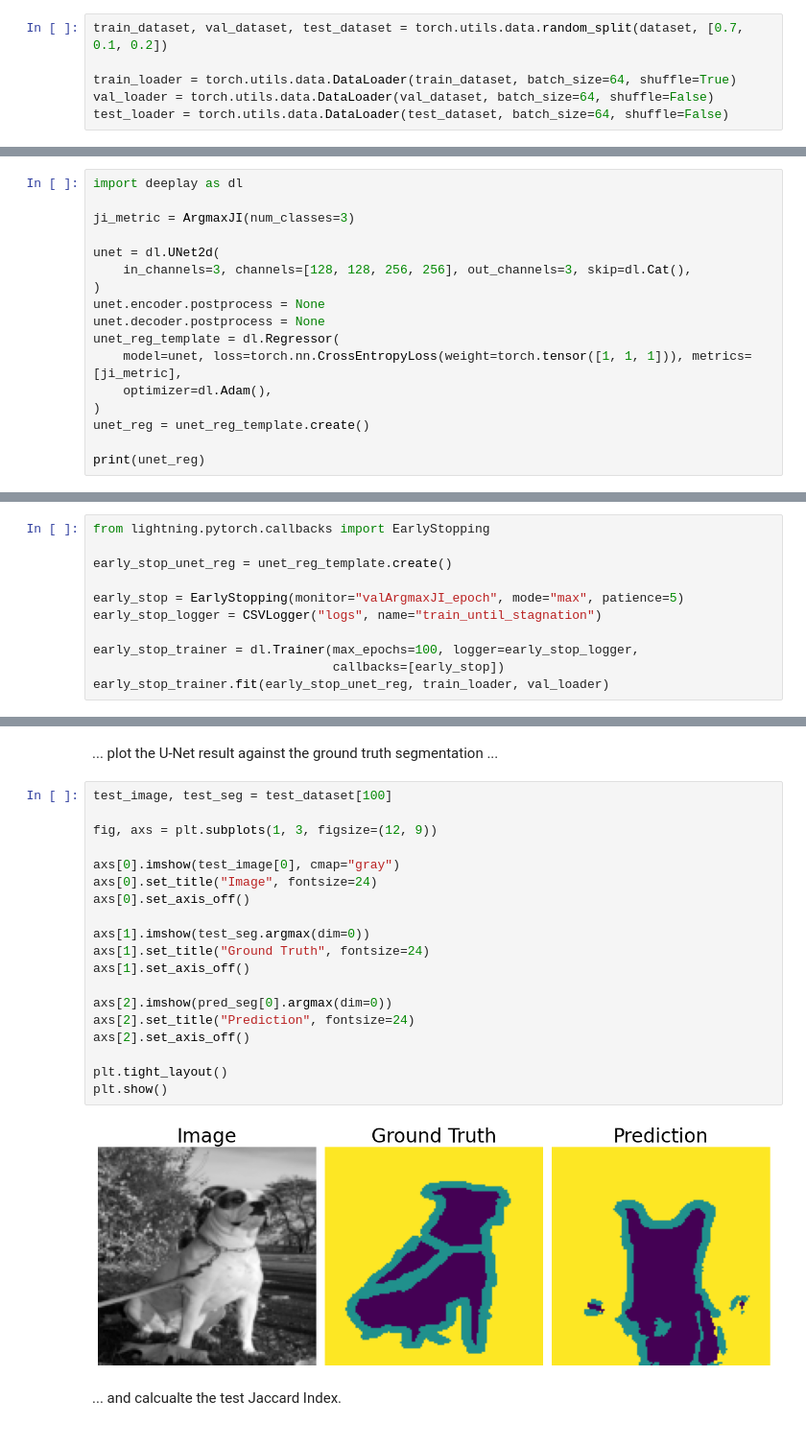
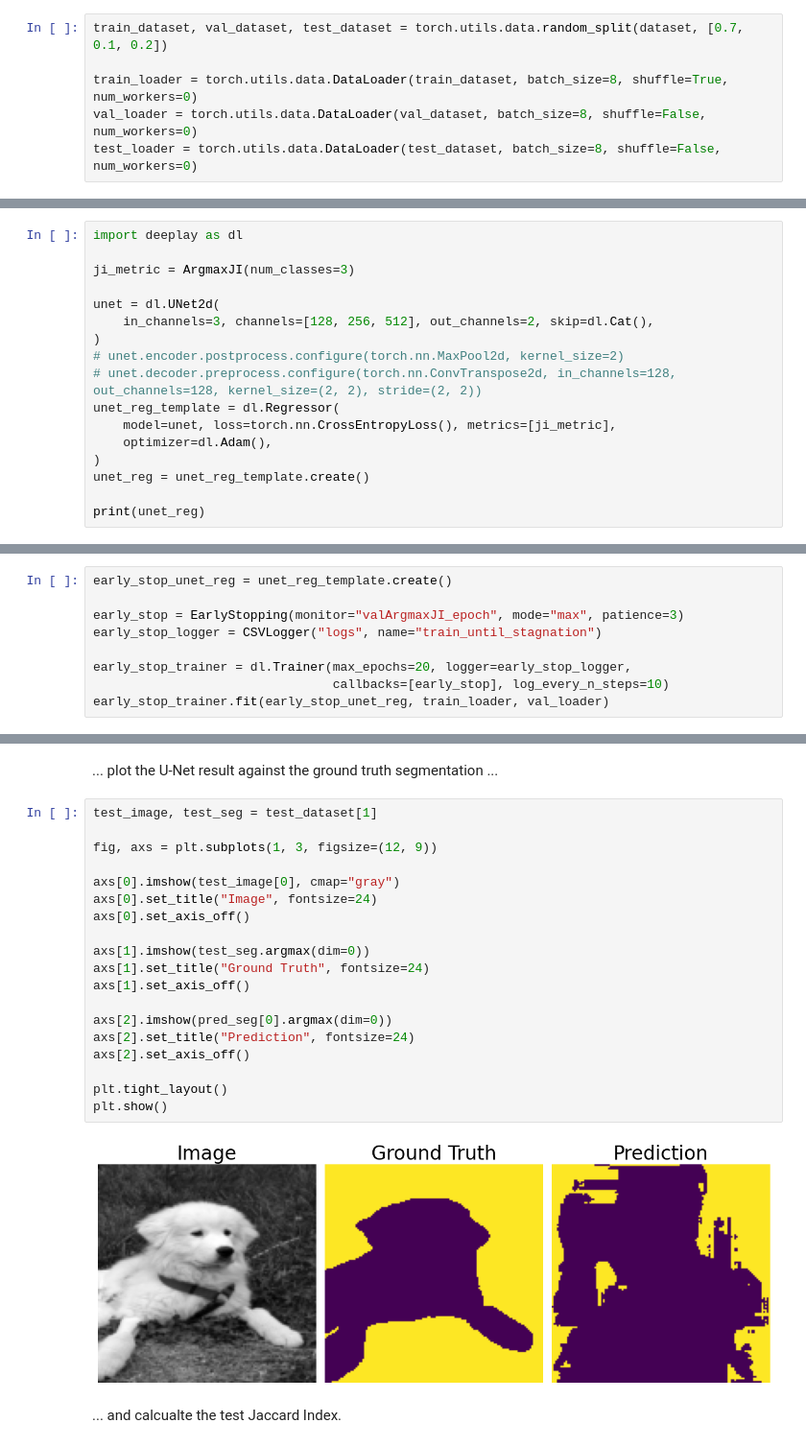
Before and after one commit to Jacob-sandstrom/TIF360_Advanced-machine-learning-with-neural-networks, a Jupyter notebook: HW3/Q4.ipynb, the cells around one changed output, grey strips where cells are left out. Shown at 96% size. Saved outputs shown, nothing was run; the diff lists cells and outputs as text.

Commit message:
tried changing to two channel output without better results

```diff
--- a/HW3/Q4.ipynb
+++ b/HW3/Q4.ipynb
@@ -210,6 +276,6 @@ for i in range(1):
 # %%
 train_dataset, val_dataset, test_dataset = torch.utils.data.random_split(dataset, [0.7, 0.1, 0.2])
 
-train_loader = torch.utils.data.DataLoader(train_dataset, batch_size=64, shuffle=True)
-val_loader = torch.utils.data.DataLoader(val_dataset, batch_size=64, shuffle=False)
-test_loader = torch.utils.data.DataLoader(test_dataset, batch_size=64, shuffle=False)
+train_loader = torch.utils.data.DataLoader(train_dataset, batch_size=8, shuffle=True, num_workers=0)
+val_loader = torch.utils.data.DataLoader(val_dataset, batch_size=8, shuffle=False, num_workers=0)
+test_loader = torch.utils.data.DataLoader(test_dataset, batch_size=8, shuffle=False, num_workers=0)
@@ -323,12 +327,12 @@ import deeplay as dl
 ji_metric = ArgmaxJI(num_classes=3)
 
 unet = dl.UNet2d(
-    in_channels=3, channels=[128, 128, 256, 256], out_channels=3, skip=dl.Cat(),
+    in_channels=3, channels=[128, 256, 512], out_channels=2, skip=dl.Cat(),
 )
-unet.encoder.postprocess = None
-unet.decoder.postprocess = None
+# unet.encoder.postprocess.configure(torch.nn.MaxPool2d, kernel_size=2)
+# unet.decoder.preprocess.configure(torch.nn.ConvTranspose2d, in_channels=128, out_channels=128, kernel_size=(2, 2), stride=(2, 2))
 unet_reg_template = dl.Regressor(
-    model=unet, loss=torch.nn.CrossEntropyLoss(weight=torch.tensor([1, 1, 1])), metrics=[ji_metric],
+    model=unet, loss=torch.nn.CrossEntropyLoss(), metrics=[ji_metric],
     optimizer=dl.Adam(),
 )
 unet_reg = unet_reg_template.create()
@@ -405,13 +387,11 @@ Train U-Net with early stopping to prevent overfitting ...
 # %%
-from lightning.pytorch.callbacks import EarlyStopping
-
 early_stop_unet_reg = unet_reg_template.create()
 
-early_stop = EarlyStopping(monitor="valArgmaxJI_epoch", mode="max", patience=5)
+early_stop = EarlyStopping(monitor="valArgmaxJI_epoch", mode="max", patience=3)
 early_stop_logger = CSVLogger("logs", name="train_until_stagnation")
 
-early_stop_trainer = dl.Trainer(max_epochs=100, logger=early_stop_logger,
-                                callbacks=[early_stop])
+early_stop_trainer = dl.Trainer(max_epochs=20, logger=early_stop_logger,
+                                callbacks=[early_stop], log_every_n_steps=10)
 early_stop_trainer.fit(early_stop_unet_reg, train_loader, val_loader)
 # %% [output]
 ┏━━━┳━━━━━━━━━━━━━━━┳━━━━━━━━━━━━━━━━━━┳━━━━━━━━┳━━━━━━━┳━━━━━━━┓
@@ -462,26 +444,26 @@ pred_seg = torch.cat(trainer.predict(early_stop_unet_reg, test_loader), dim=0)
 # %% [markdown]
 ... plot the U-Net result against the ground truth segmentation ...
 # %%
-test_image, test_seg = test_dataset[100]
+test_image, test_seg = test_dataset[1]
 
 fig, axs = plt.subplots(1, 3, figsize=(12, 9))
 
 axs[0].imshow(test_image[0], cmap="gray")
 axs[0].set_title("Image", fontsize=24)
 axs[0].set_axis_off()
 
 axs[1].imshow(test_seg.argmax(dim=0))
 axs[1].set_title("Ground Truth", fontsize=24)
 axs[1].set_axis_off()
 
 axs[2].imshow(pred_seg[0].argmax(dim=0))
 axs[2].set_title("Prediction", fontsize=24)
 axs[2].set_axis_off()
 
 plt.tight_layout()
 plt.show()
 # %% [output]
-[figure, old version]
+[figure, new version]
 # %% [markdown]
 ... and calcualte the test Jaccard Index.
 # %%
```
Also changed, not shown: parts of 31 cells of this notebook.
